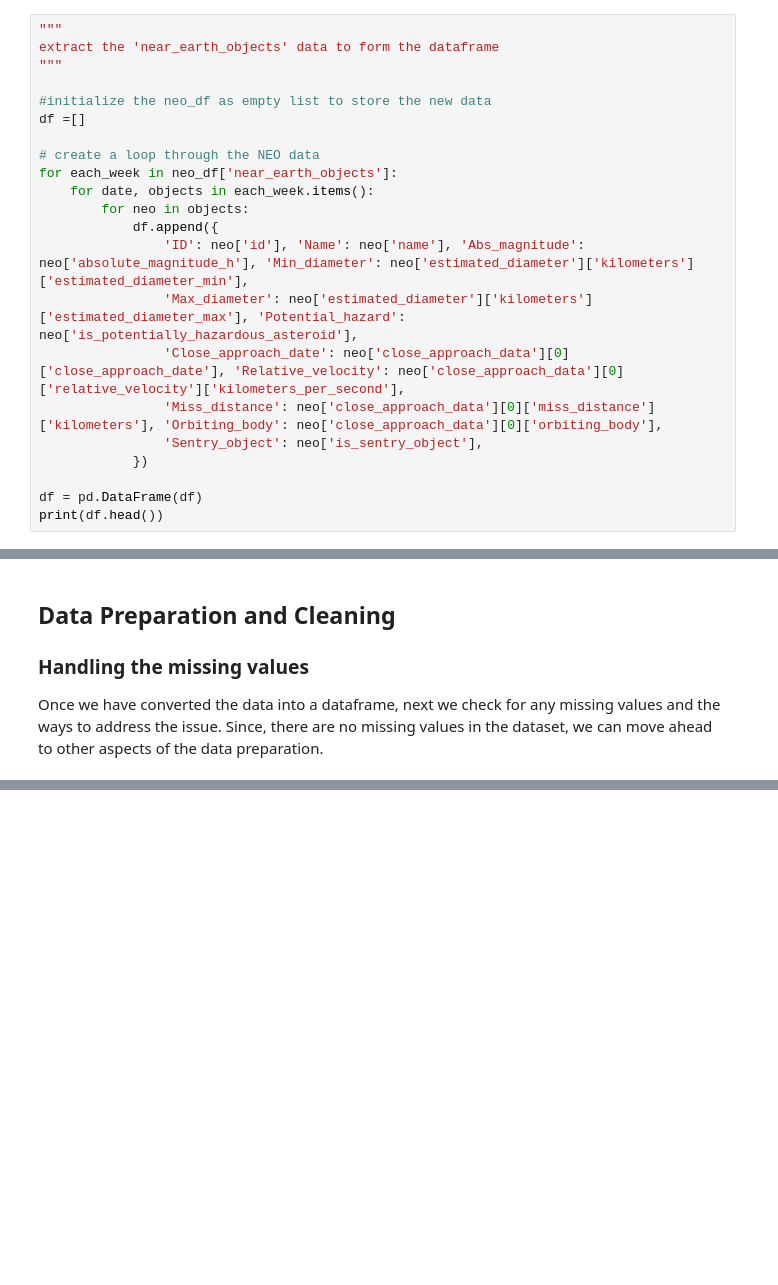
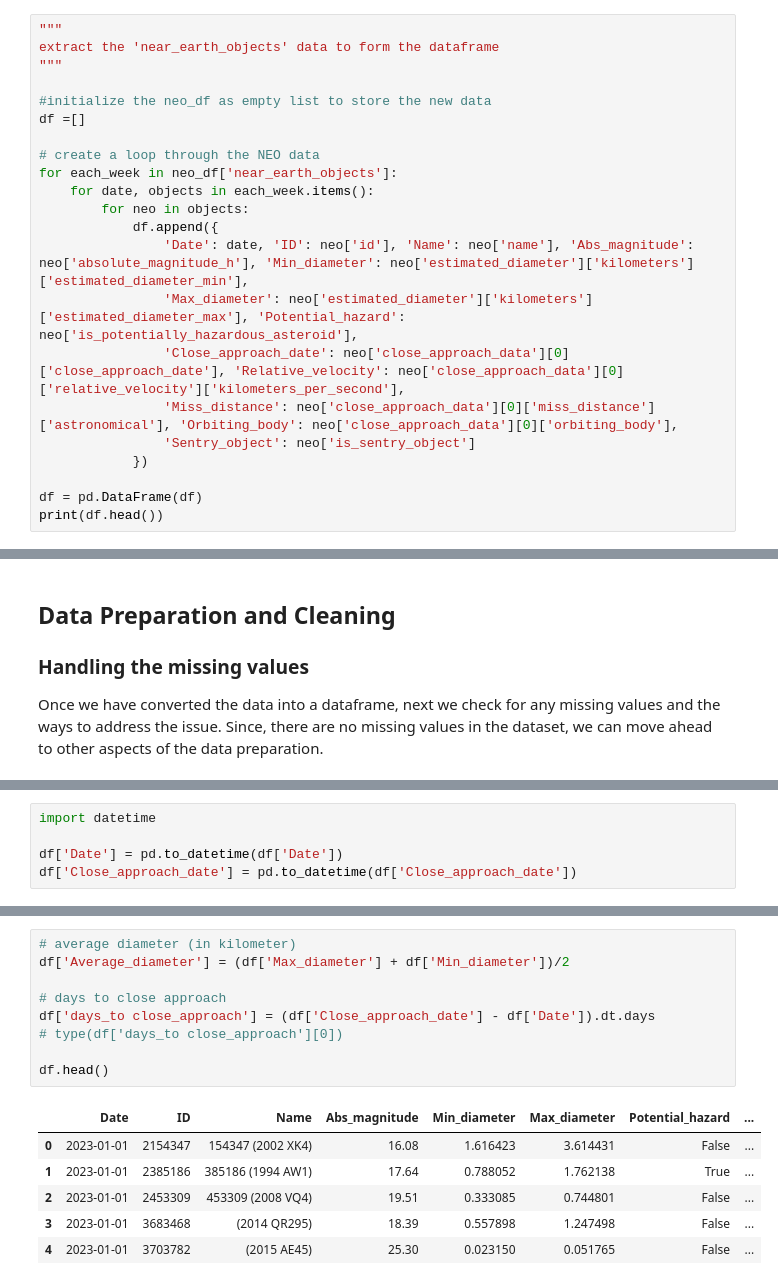
Before and after one commit to parul0315/Applied-Python-Projects-Business-Simulation-Space-Object-Classification, a Jupyter notebook: Task2/main.ipynb, the cells around one changed output, grey strips where cells are left out. Saved outputs shown, nothing was run; the diff lists cells and outputs as text; blank space fills up the shorter version.

Commit message:
data preparation and cleaning

```diff
--- a/Task2/main.ipynb
+++ b/Task2/main.ipynb
@@ -110,11 +106,11 @@ for each_week in neo_df['near_earth_objects']:
     for date, objects in each_week.items():
         for neo in objects:
             df.append({
-                'ID': neo['id'], 'Name': neo['name'], 'Abs_magnitude': neo['absolute_magnitude_h'], 'Min_diameter': neo['estimated_diameter']['kilometers']['estimated_diameter_min'],
+                'Date': date, 'ID': neo['id'], 'Name': neo['name'], 'Abs_magnitude': neo['absolute_magnitude_h'], 'Min_diameter': neo['estimated_diameter']['kilometers']['estimated_diameter_min'],
                 'Max_diameter': neo['estimated_diameter']['kilometers']['estimated_diameter_max'], 'Potential_hazard': neo['is_potentially_hazardous_asteroid'],
                 'Close_approach_date': neo['close_approach_data'][0]['close_approach_date'], 'Relative_velocity': neo['close_approach_data'][0]['relative_velocity']['kilometers_per_second'],
-                'Miss_distance': neo['close_approach_data'][0]['miss_distance']['kilometers'], 'Orbiting_body': neo['close_approach_data'][0]['orbiting_body'],
-                'Sentry_object': neo['is_sentry_object'],
+                'Miss_distance': neo['close_approach_data'][0]['miss_distance']['astronomical'], 'Orbiting_body': neo['close_approach_data'][0]['orbiting_body'],
+                'Sentry_object': neo['is_sentry_object']
             })
 
 df = pd.DataFrame(df)
@@ -164,0 +173,5 @@ dtype: int64
+# %%
+import datetime
+
+df['Date'] = pd.to_datetime(df['Date'])
+df['Close_approach_date'] = pd.to_datetime(df['Close_approach_date'])
@@ -164,0 +184,16 @@ dtype: int64
+# %%
+# average diameter (in kilometer)
+df['Average_diameter'] = (df['Max_diameter'] + df['Min_diameter'])/2
+
+# days to close approach
+df['days_to close_approach'] = (df['Close_approach_date'] - df['Date']).dt.days
+# type(df['days_to close_approach'][0])
+
+df.head()
+# %% [output]
+|  | Date | ID | Name | Abs_magnitude | Min_diameter | Max_diameter | Potential_hazard | ... |
+| 0 | 2023-01-01 | 2154347 | 154347 (2002 XK4) | 16.08 | 1.616423 | 3.614431 | False | ... |
+| 1 | 2023-01-01 | 2385186 | 385186 (1994 AW1) | 17.64 | 0.788052 | 1.762138 | True | ... |
+| 2 | 2023-01-01 | 2453309 | 453309 (2008 VQ4) | 19.51 | 0.333085 | 0.744801 | False | ... |
+| 3 | 2023-01-01 | 3683468 | (2014 QR295) | 18.39 | 0.557898 | 1.247498 | False | ... |
+| 4 | 2023-01-01 | 3703782 | (2015 AE45) | 25.30 | 0.023150 | 0.051765 | False | ... |
```
Also changed, not shown: parts of 10 cells of this notebook.
